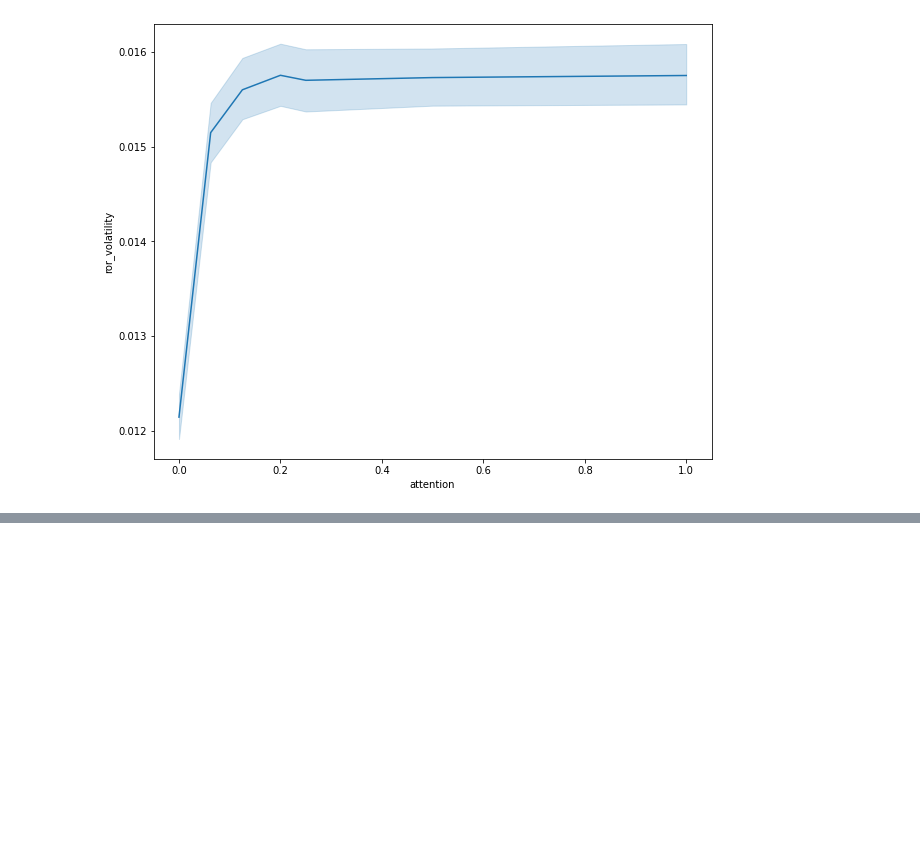
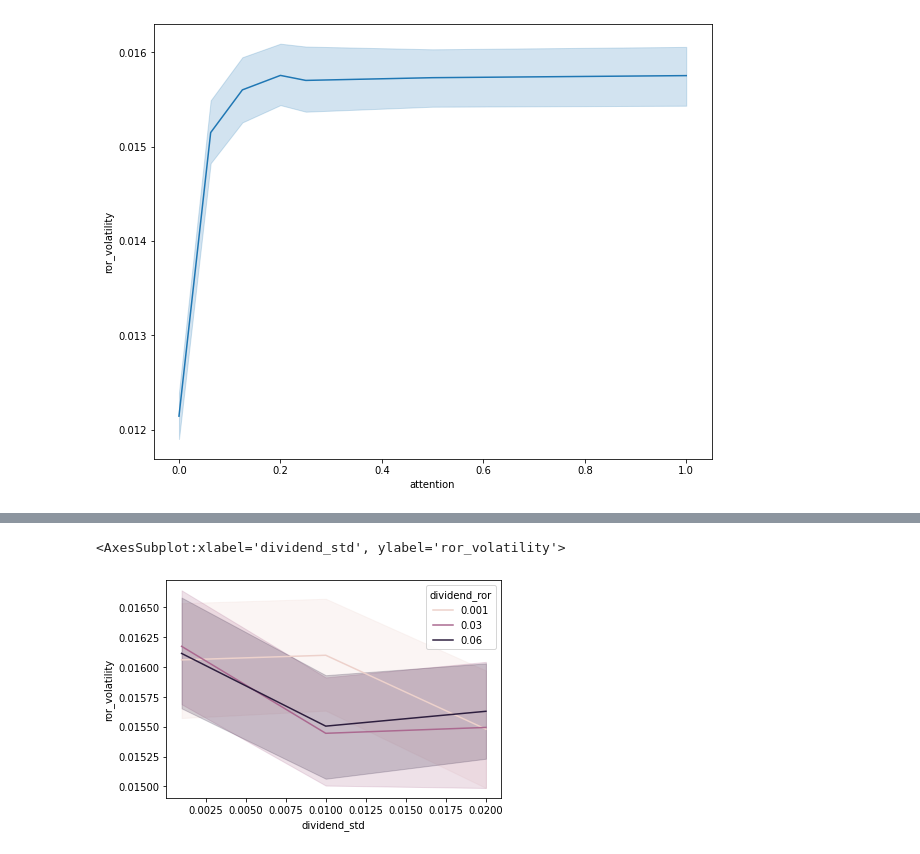
Before and after one commit to sbenthall/SHARKFin, a Jupyter notebook: HARK/Analysis.ipynb, the cells around one changed output, grey strips where cells are left out. Cells and saved outputs as stored; diff of their text form; code cells hidden in the pictures; blank space fills up the shorter version.

```diff
--- a/HARK/Analysis.ipynb
+++ b/HARK/Analysis.ipynb
@@ -85,0 +117,10 @@ sns.lineplot(
+# %%
+sns.lineplot(
+    data = ddata,
+    x = 'dividend_std',
+    y = 'ror_volatility',
+    hue = 'dividend_ror'
+)
+# %% [output]
+<AxesSubplot:xlabel='dividend_std', ylabel='ror_volatility'>
+[figure, added]
```
Also changed, not shown: parts of 8 cells of this notebook, 3 other files.
